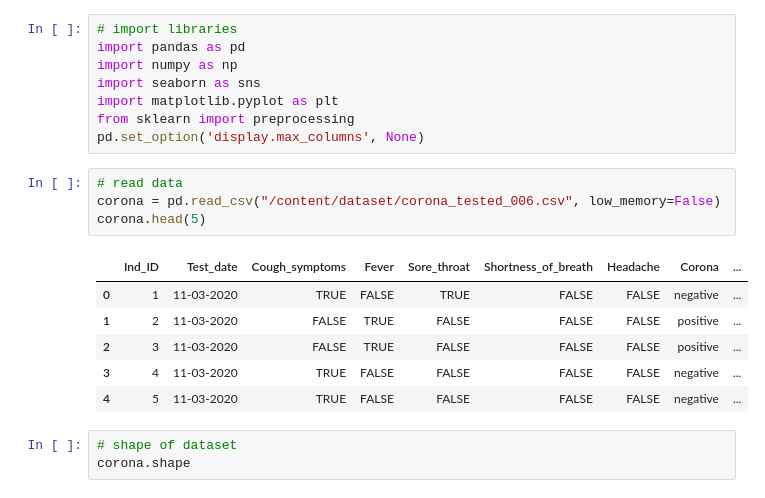
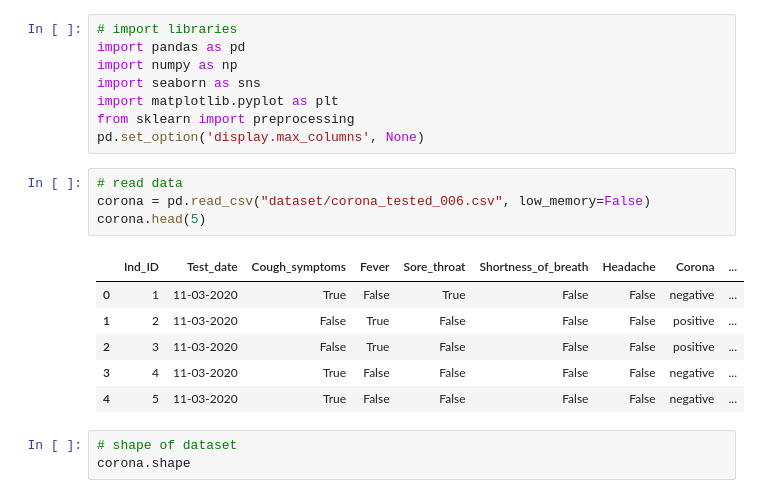
Before and after one commit to iambrianstanly/predict-corona, a Jupyter notebook: project_predict_corona.ipynb, the cells around one changed output. Drawn from its saved outputs; the diff is of its cells as text.

```diff
--- a/project_predict_corona.ipynb
+++ b/project_predict_corona.ipynb
@@ -21,15 +21,15 @@ from sklearn import preprocessing
 pd.set_option('display.max_columns', None)
 # %%
 # read data
-corona = pd.read_csv("/content/dataset/corona_tested_006.csv", low_memory=False)
+corona = pd.read_csv("dataset/corona_tested_006.csv", low_memory=False)
 corona.head(5)
 # %% [output]
 |  | Ind_ID | Test_date | Cough_symptoms | Fever | Sore_throat | Shortness_of_breath | Headache | Corona | ... |
-| 0 | 1 | 11-03-2020 | TRUE | FALSE | TRUE | FALSE | FALSE | negative | ... |
-| 1 | 2 | 11-03-2020 | FALSE | TRUE | FALSE | FALSE | FALSE | positive | ... |
-| 2 | 3 | 11-03-2020 | FALSE | TRUE | FALSE | FALSE | FALSE | positive | ... |
-| 3 | 4 | 11-03-2020 | TRUE | FALSE | FALSE | FALSE | FALSE | negative | ... |
-| 4 | 5 | 11-03-2020 | TRUE | FALSE | FALSE | FALSE | FALSE | negative | ... |
+| 0 | 1 | 11-03-2020 | True | False | True | False | False | negative | ... |
+| 1 | 2 | 11-03-2020 | False | True | False | False | False | positive | ... |
+| 2 | 3 | 11-03-2020 | False | True | False | False | False | positive | ... |
+| 3 | 4 | 11-03-2020 | True | False | False | False | False | negative | ... |
+| 4 | 5 | 11-03-2020 | True | False | False | False | False | negative | ... |
 # %%
 # shape of dataset
 corona.shape
```
Also changed, not shown: parts of 15 cells of this notebook, 1 other file.
